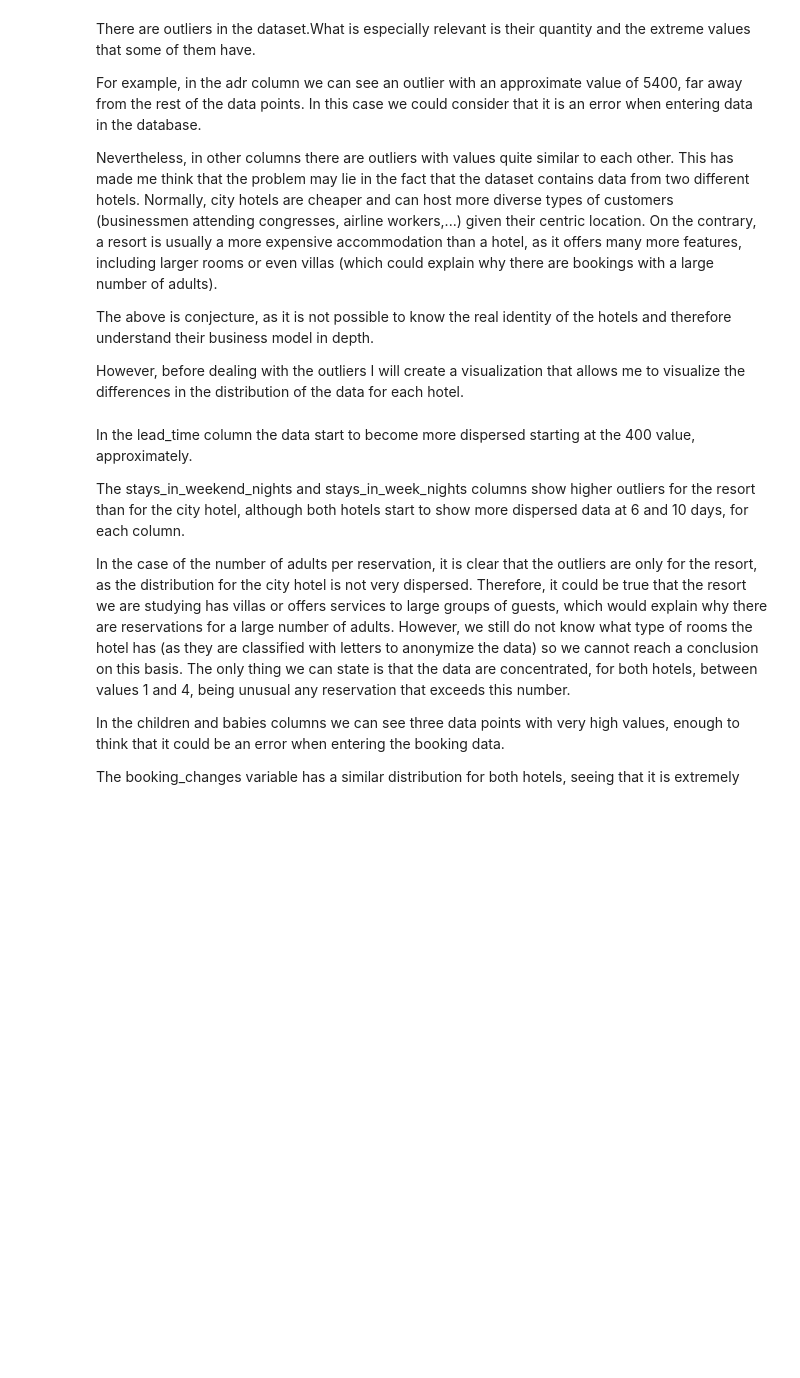
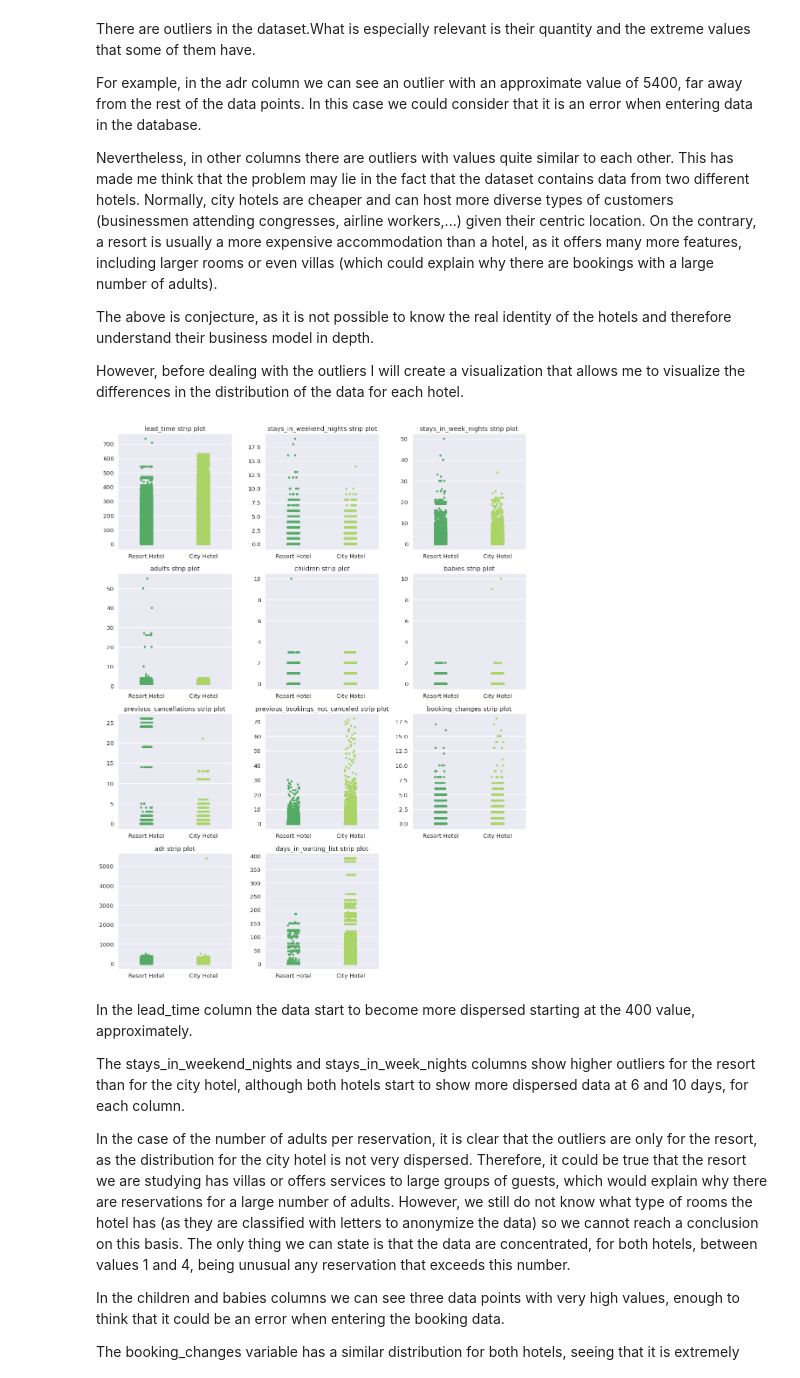
Before and after one commit to prati25/Hotel-Booking-Analysis, a Jupyter notebook: Copy_of_Hotel_Booking_Analysis_Capstone_Project.ipynb, the cells around one changed output. Cells and saved outputs as stored; diff of their text form; code cells hidden in the pictures; blank space fills up the shorter version.

```diff
--- a/Copy_of_Hotel_Booking_Analysis_Capstone_Project.ipynb
+++ b/Copy_of_Hotel_Booking_Analysis_Capstone_Project.ipynb
@@ -272,19 +340,21 @@ However, before dealing with the outliers I will create a visualization that all
 # %%
 #Creating a stripplot to visualize differences in data distribution between hotels :
 
 items = ['lead_time','stays_in_weekend_nights','stays_in_week_nights','adults','children','babies','previous_cancellations','previous_bookings_not_canceled','booking_changes','adr','days_in_waiting_list']
 a = 1
 
 sns.set_style('darkgrid')
 sns.set(font_scale = 1.2)
 plt.figure(figsize = (14, 18))
 
 for item in items:
-  plt.subplot(4,3,n)
-  sns.stripplot(x = df['hotel'],y = pk[item], palette = 'summer').set(xlabel= None, ylabel = None)
+  plt.subplot(4,3,a)
+  sns.stripplot(x = pk['hotel'],y = pk[item], palette = 'summer').set(xlabel= None, ylabel = None)
   plt.title(f'{item} strip plot')
   a = a + 1
   plt.tight_layout()
+# %% [output]
+[figure, added]
 # %% [markdown]
 In the lead_time column the data start to become more dispersed starting at the 400 value, approximately.
 
```
Also changed, not shown: parts of 74 cells of this notebook.
